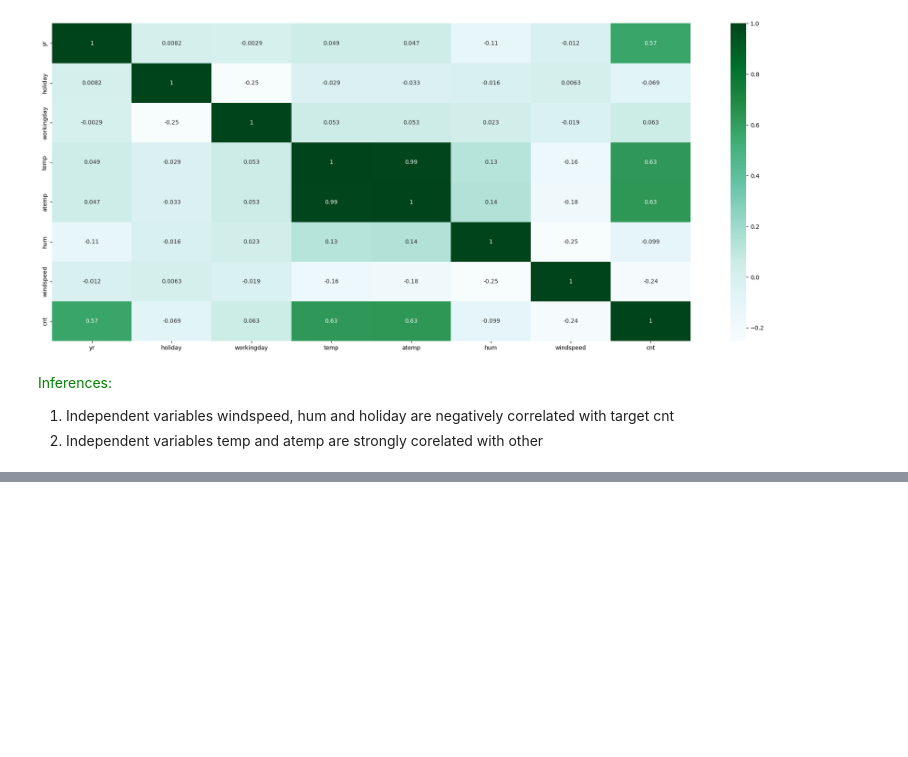
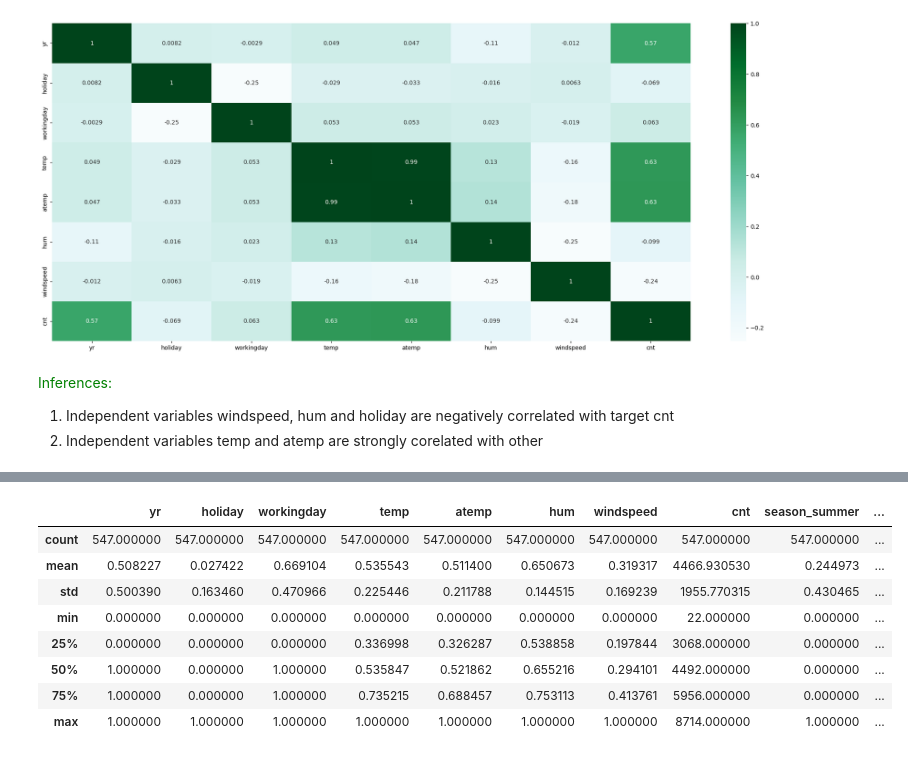
Before and after one commit to sunilkumarrudragada/bike-sharing-linear-regression, a Jupyter notebook: bike_sharing_linear_regression.ipynb, the cells around one changed output, grey strips where cells are left out. Drawn from its saved outputs; the diff is of its cells as text; code cells hidden in the pictures; blank space fills up the shorter version.

```diff
--- a/bike_sharing_linear_regression.ipynb
+++ b/bike_sharing_linear_regression.ipynb
@@ -340,0 +387,12 @@ plt.show()
+# %%
+df_train.describe()
+# %% [output]
+|  | yr | holiday | workingday | temp | atemp | hum | windspeed | cnt | season_summer | ... |
+| count | 547.000000 | 547.000000 | 547.000000 | 547.000000 | 547.000000 | 547.000000 | 547.000000 | 547.000000 | 547.000000 | ... |
+| mean | 0.508227 | 0.027422 | 0.669104 | 0.535543 | 0.511400 | 0.650673 | 0.319317 | 4466.930530 | 0.244973 | ... |
+| std | 0.500390 | 0.163460 | 0.470966 | 0.225446 | 0.211788 | 0.144515 | 0.169239 | 1955.770315 | 0.430465 | ... |
+| min | 0.000000 | 0.000000 | 0.000000 | 0.000000 | 0.000000 | 0.000000 | 0.000000 | 22.000000 | 0.000000 | ... |
+| 25% | 0.000000 | 0.000000 | 0.000000 | 0.336998 | 0.326287 | 0.538858 | 0.197844 | 3068.000000 | 0.000000 | ... |
+| 50% | 1.000000 | 0.000000 | 1.000000 | 0.535847 | 0.521862 | 0.655216 | 0.294101 | 4492.000000 | 0.000000 | ... |
+| 75% | 1.000000 | 0.000000 | 1.000000 | 0.735215 | 0.688457 | 0.753113 | 0.413761 | 5956.000000 | 0.000000 | ... |
+| max | 1.000000 | 1.000000 | 1.000000 | 1.000000 | 1.000000 | 1.000000 | 1.000000 | 8714.000000 | 1.000000 | ... |
```
Also changed, not shown: parts of 14 cells of this notebook.
